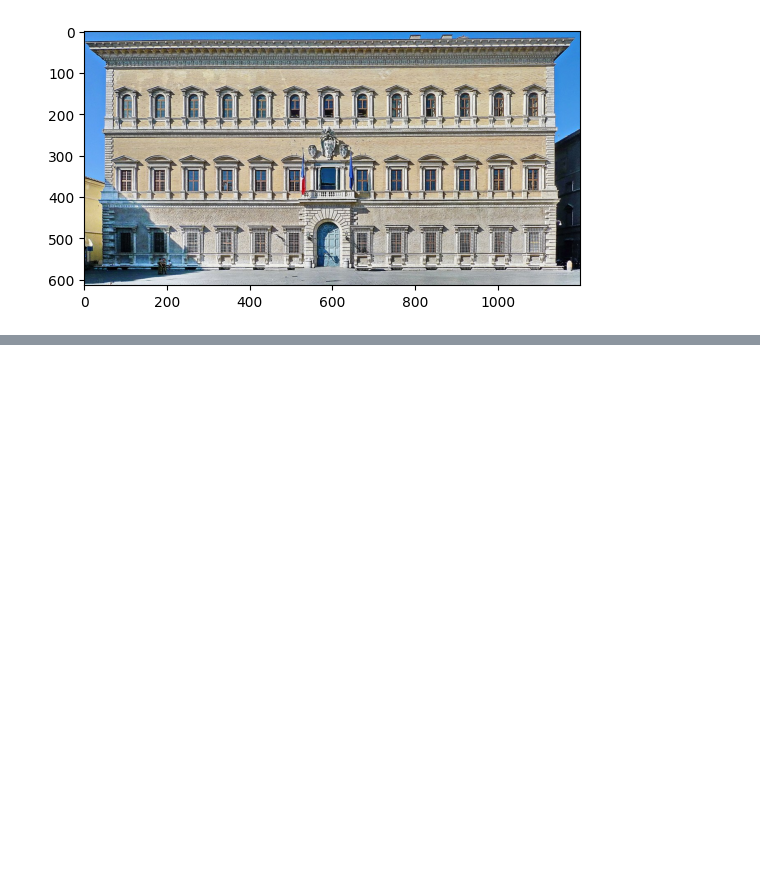
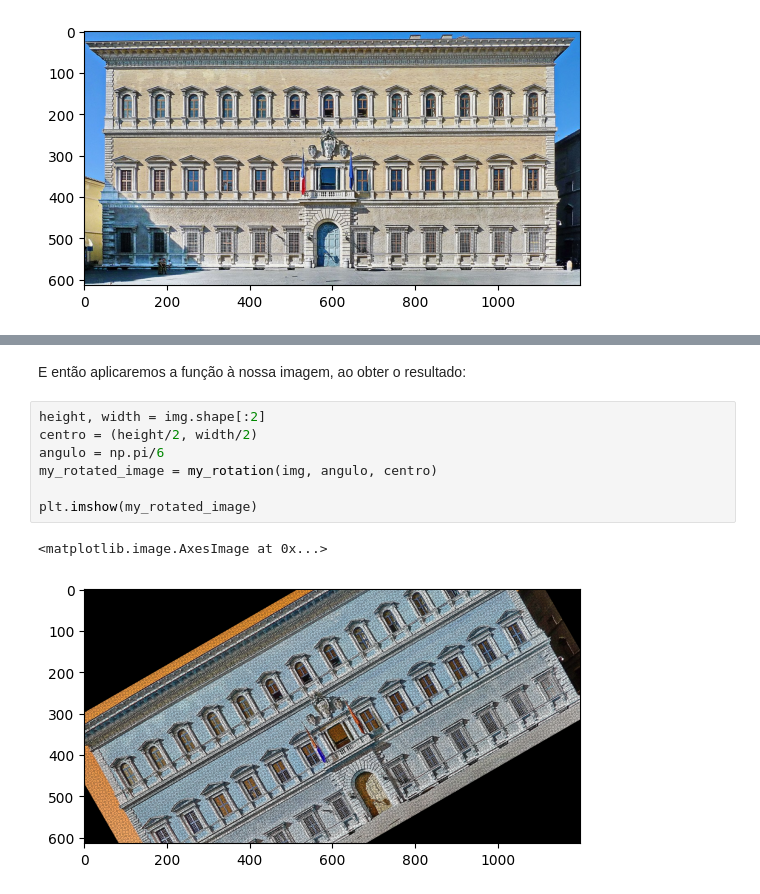
Before and after one commit to scrocha/visao-computacional-2024, a Jupyter notebook: Lista_01/Exercicio_1.ipynb, the cells around one changed output, grey strips where cells are left out. Drawn from its saved outputs; the diff is of its cells as text; blank space fills up the shorter version.

```diff
--- a/Lista_01/Exercicio_1.ipynb
+++ b/Lista_01/Exercicio_1.ipynb
@@ -49,2 +73,14 @@ def my_rotation(img, angulo, centro):
 
     return rotated_image
+# %% [markdown]
+E então aplicaremos a função à nossa imagem, ao obter o resultado:
+# %%
+height, width = img.shape[:2]
+centro = (height/2, width/2)
+angulo = np.pi/6
+my_rotated_image = my_rotation(img, angulo, centro)
+
+plt.imshow(my_rotated_image)
+# %% [output]
+<matplotlib.image.AxesImage at 0x...>
+[figure, added]
```
Also changed, not shown: parts of 8 cells of this notebook.
